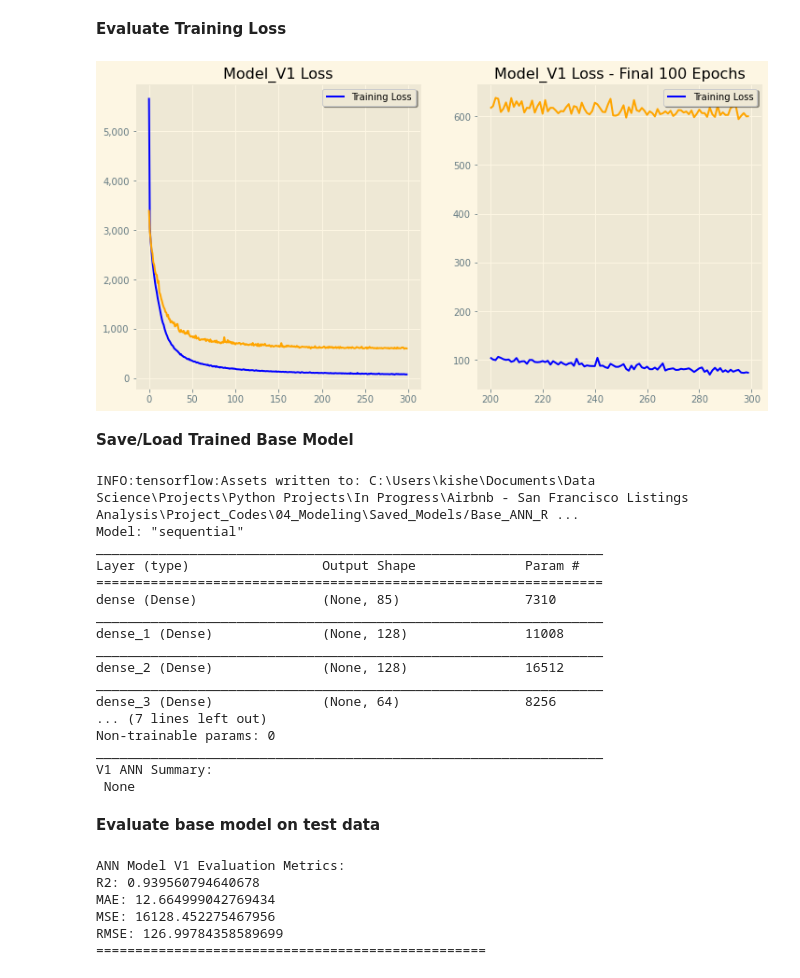
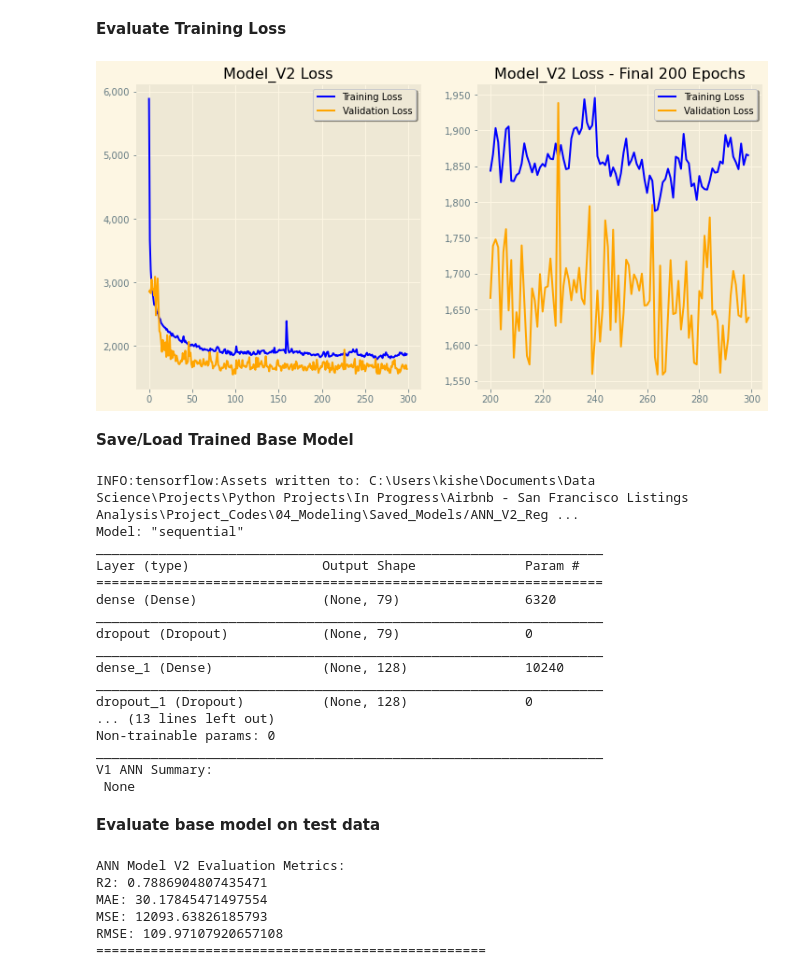
Before and after one commit to KishenSharma6/SF_Airbnb_Rental_Market_Analysis, a Jupyter notebook: Project_Codes/04_Modeling/2020_0712_Listings_DeepLearning_Development.ipynb, the cells around one changed output. Saved outputs shown, nothing was run; the diff lists cells and outputs as text; code cells hidden in the pictures.

```diff
--- a/Project_Codes/04_Modeling/2020_0712_Listings_DeepLearning_Development.ipynb
+++ b/Project_Codes/04_Modeling/2020_0712_Listings_DeepLearning_Development.ipynb
@@ -40,7 +40,7 @@ viz_path = r'C:\Users\kishe\Documents\Data Science\Projects\Python Projects\In P
 **Read in data**
 # %%
 #Read data
-df = pd.read_csv(path + '/2020_0608_Listings_Processed.csv', index_col=0)
+df = pd.read_csv(path + '/2020_0715_Listings_Processed.csv', index_col=0)
 # %% [markdown]
 **Preview Data**
 # %%
@@ -427,17 +429,31 @@ Model is now overfitting, we'll add some dropout
 #Rest Session
 tf.keras.backend.clear_session()
 
+tf.keras.optimizers.Adam(
+    learning_rate=0.005, beta_1=0.9, beta_2=0.999, epsilon=1e-07, amsgrad=False,
+    name='Adam',
+)
+
+class LearningRateReducerCb(tf.keras.callbacks.Callback):
+    def on_epoch_end(self, epoch, logs={}):
+        old_lr = self.model.optimizer.lr.read_value()
+        new_lr = old_lr * 1.001
+        print("\nEpoch: {}. Reducing Learning Rate from {} to {}".format(epoch, old_lr, new_lr))
+        self.model.optimizer.lr.assign(new_lr)
 #Init base model
 model_v2 = tf.keras.models.Sequential()
 
-#Add La2ers
+#Add Layers
 model_v2.add(tf.keras.layers.Dense(units = X_train_transformed.shape[1], activation = 'relu',input_shape=(X_train_transformed.shape[1],)))
 model_v2.add(tf.keras.layers.Dropout(.2))
 
-model_v2.add(tf.keras.layers.Dense(units = 128, activation = 'relu'))
+model_v2.add(tf.keras.layers.Dense(units = 64, activation = 'relu'))
 model_v2.add(tf.keras.layers.Dropout(.2))
 
-model_v2.add(tf.keras.layers.Dense(units = 128, activation = 'relu'))
+model_v2.add(tf.keras.layers.Dense(units = 64, activation = 'relu'))
+model_v2.add(tf.keras.layers.Dropout(.2))
+
+model_v2.add(tf.keras.layers.Dense(units = 64, activation = 'relu'))
 model_v2.add(tf.keras.layers.Dropout(.2))
 
 model_v2.add(tf.keras.layers.Dense(units = 64, activation = 'relu'))
@@ -453,5 +469,5 @@ model_v2.compile(loss = 'mean_squared_error', optimizer = 'Adam',)
 # %% [markdown]
 **Train Model**
 # %%
-history = model_v2.fit(X_train_transformed, y_train, shuffle=True, validation_split=.2, epochs = 300, batch_size = 300)
+history_v2 = model_v2.fit(X_train_transformed, y_train, shuffle=True, validation_split=.2, callbacks=[LearningRateReducerCb()], epochs = 200, batch_size = 100)
 # %% [output]
@@ -477,30 +493,30 @@ Epoch 16/300
 # %%
 #Store training loss
 training_loss = pd.DataFrame()
-training_loss['loss'] = history.history['loss']
-training_loss['val_loss'] = history.history['val_loss']
+training_loss['loss'] = history_v2.history['loss']
+training_loss['val_loss'] = history_v2.history['val_loss']
 
 #Create figure
 f, ax = plt.subplots(1,2,figsize = (12,6))
 
 #Plot training loss
 training_loss.plot(ax=ax[0], color = ['blue','orange'])
 training_loss[200:300].plot(ax=ax[1], color = ['blue','orange'])
 
 #Set plot aesthetics
-ax[0].set_title('Model_V1 Loss')
-ax[0].legend(['Training Loss'], frameon = True, shadow = True)
+ax[0].set_title('Model_V2 Loss')
+ax[0].legend(['Training Loss','Validation Loss'], frameon = True, shadow = True)
 ax[0].get_yaxis().set_major_formatter(plt.FuncFormatter(lambda x, loc: "{:,}".format(int(x))))
 
 #Set plot aesthetics
-ax[1].set_title('Model_V1 Loss - Final 100 Epochs')
-ax[1].legend(['Training Loss'], frameon = True, shadow = True)
+ax[1].set_title('Model_V2 Loss - Final 200 Epochs')
+ax[1].legend(['Training Loss','Validation Loss'], frameon = True, shadow = True)
 ax[1].get_yaxis().set_major_formatter(plt.FuncFormatter(lambda x, loc: "{:,}".format(int(x))))
 
 #Save figure
-#plt.savefig(viz_path + '/Model_V1.png',bbox_inches='tight')
+plt.savefig(viz_path + '/Model_Training_Loss_V2.png',bbox_inches='tight')
 # %% [output]
-[figure, old version]
+[figure, new version]
 # %% [markdown]
 **Save/Load Trained Base Model**
 # %%
@@ -508,27 +524,27 @@ ax[1].get_yaxis().set_major_formatter(plt.FuncFormatter(lambda x, loc: "{:,}".fo
 path = r'C:\Users\kishe\Documents\Data Science\Projects\Python Projects\In Progress\Airbnb - San Francisco Listings Analysis\Project_Codes\04_Modeling\Saved_Models'
 
 #Save Trained model
-tf.keras.models.save_model(model = model_v1, filepath = path + '/Base_ANN_Regressor')
+tf.keras.models.save_model(model = model_v2, filepath = path + '/ANN_V2_Regressor')
 
 # #Load saved model
-# model_v1 = tf.keras.models.load_model(filepath = path + '/ANN_Regressor_V1')
+# model_v1 = tf.keras.models.load_model(filepath = path + '/ANN_V2_Regressor')
 
 #Print model summary
 print('V1 ANN Summary:\n', model_v1.summary())
 # %% [output]
-INFO:tensorflow:Assets written to: C:\Users\kishe\Documents\Data Science\Projects\Python Projects\In Progress\Airbnb - San Francisco Listings Analysis\Project_Codes\04_Modeling\Saved_Models/Base_ANN_R ...
+INFO:tensorflow:Assets written to: C:\Users\kishe\Documents\Data Science\Projects\Python Projects\In Progress\Airbnb - San Francisco Listings Analysis\Project_Codes\04_Modeling\Saved_Models/ANN_V2_Reg ...
 Model: "sequential"
 _________________________________________________________________
 Layer (type)                 Output Shape              Param #
 =================================================================
-dense (Dense)                (None, 85)                7310
+dense (Dense)                (None, 79)                6320
 _________________________________________________________________
-dense_1 (Dense)              (None, 128)               11008
+dropout (Dropout)            (None, 79)                0
 _________________________________________________________________
-dense_2 (Dense)              (None, 128)               16512
+dense_1 (Dense)              (None, 128)               10240
 _________________________________________________________________
-dense_3 (Dense)              (None, 64)                8256
-... (7 lines left out)
+dropout_1 (Dropout)          (None, 128)               0
+... (13 lines left out)
 Non-trainable params: 0
 _________________________________________________________________
 V1 ANN Summary:
@@ -541,17 +557,17 @@ v1_predictions = model_v1.predict(X_test_transformed, batch_size = 100)
 # %%
 #Store predictions, actual, and error
-v1_results = pd.DataFrame(v1_predictions, columns=['predictions'])
-v1_results['actual']=y_test
-v1_results['error'] = v1_results['predictions'] - v1_results['actual']
+v2_results = pd.DataFrame(v2_predictions, columns=['predictions'])
+v2_results['actual']=y_test
+v2_results['error'] = v2_results['predictions'] - v2_results['actual']
 
 #Evaluate Results
-v1_metrics = regression_metrics('ANN Model V1', v1_predictions, y_test)
+v2_metrics = regression_metrics('ANN Model V2', v2_predictions, y_test)
 # %% [output]
-ANN Model V1 Evaluation Metrics:
-R2: 0.939560794640678
-MAE: 12.664999042769434
-MSE: 16128.452275467956
-RMSE: 126.99784358589699
+ANN Model V2 Evaluation Metrics:
+R2: 0.7886904807435471
+MAE: 30.17845471497554
+MSE: 12093.63826185793
+RMSE: 109.97107920657108
 ==================================================
 # %%
 #Create figure
```
Also changed, not shown: parts of 19 cells of this notebook.
